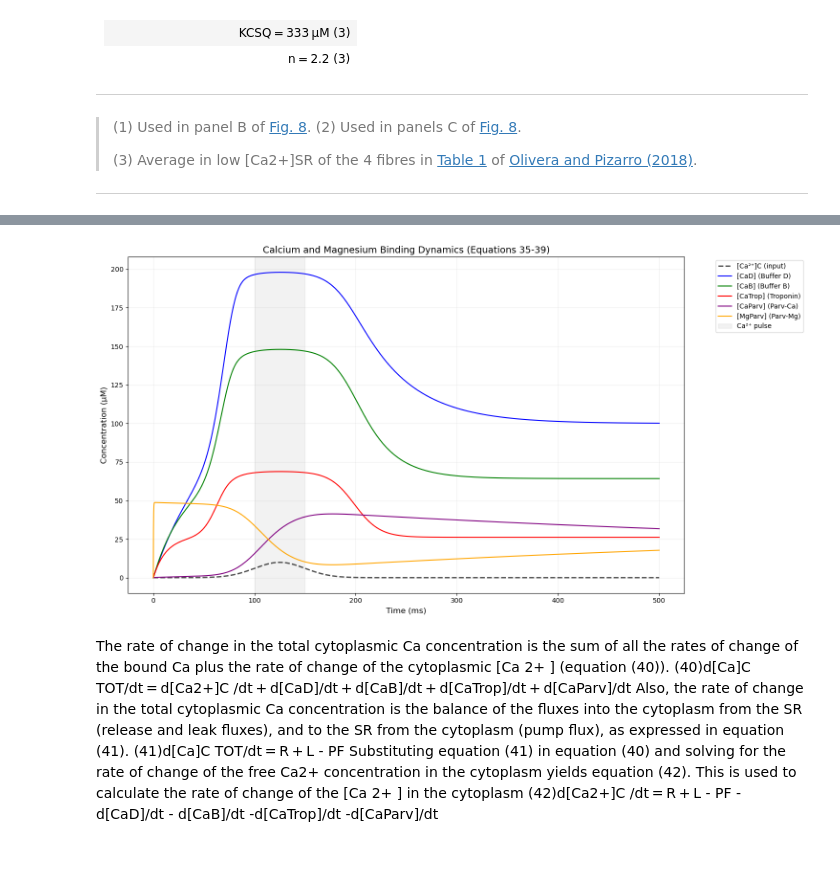
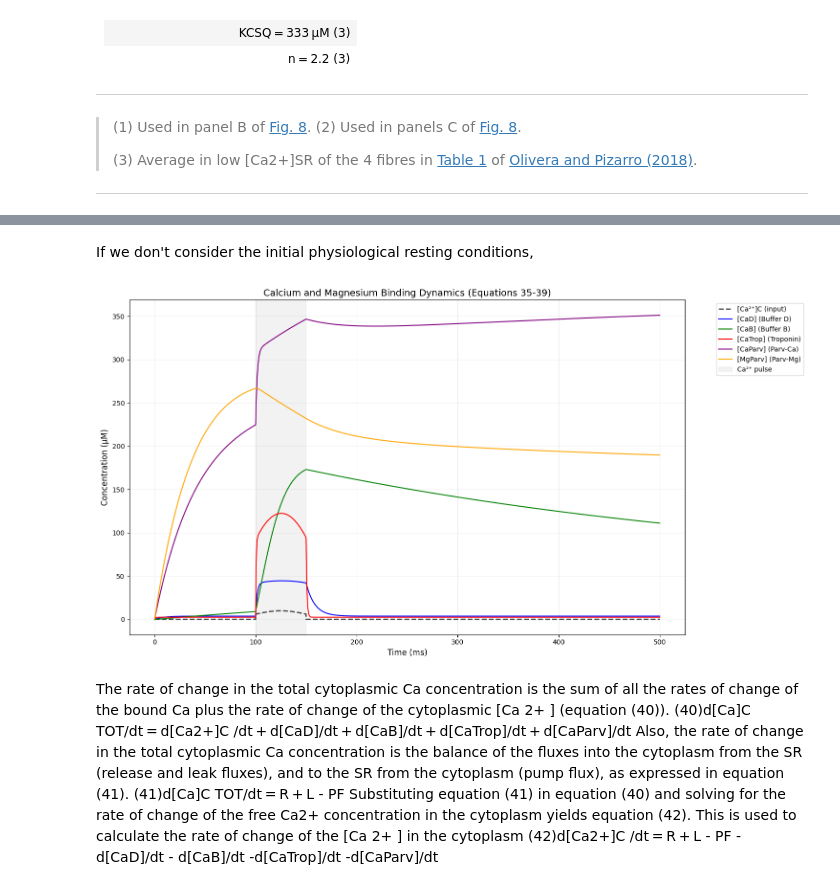
Before and after one commit to Lucas04-nhr/QP, a Jupyter notebook: doc/calcium_oscillation.ipynb, the cells around one changed output, grey strips where cells are left out. Cells and saved outputs as stored; diff of their text form; code cells hidden in the pictures; blank space fills up the shorter version.

```diff
--- a/doc/calcium_oscillation.ipynb
+++ b/doc/calcium_oscillation.ipynb
@@ -997,28 +1557,33 @@ $$
+# %% [markdown]
+If we don't consider the initial physiological resting conditions,
 # %%
 # Parameters for the calcium binding model
 params = {
-    # Buffer D
-    'konD': 0.1,     # μM⁻¹·ms⁻¹
-    'koffD': 0.01,   # ms⁻¹
-    'D_TOT': 200,    # μM
+    # Buffer D (Rhod-2)
+    'konD': 0.09,     # μM⁻¹·ms⁻¹
+    'koffD': 0.11,    # ms⁻¹
+    'D_TOT': 50,     # μM
 
     # Buffer B
-    'konB': 0.15,
-    'koffB': 0.02,
-    'B_TOT': 150,
+    'konB': 0.005, # EGTA
+    'koffB': 0.0015,  # ms⁻¹
+    'B_TOT': 200,    # μM
 
     # Troponin
-    'konT': 0.3,
-    'koffT': 0.05,
-    'Trop_TOT': 70,
+    'konT': 0.125,    # 肌钙蛋白
+    'koffT': 1.2,
+    'Trop_TOT': 240,
 
     # Parvalbumin
-    'konCa': 0.2,
-    'koffCa': 0.001,
-    'konMg': 0.005,  # 降低Mg结合速率防止溢出
-    'koffMg': 0.1,
-    'Parv_TOT': 50,
-    'Mg': 1000       # μM (恒定[Mg²⁺])
+    'konCa': 0.1,     # μM⁻¹·ms⁻¹
+    'koffCa': 0.001,  # ms⁻¹
+    'konMg': 1.5e-5,
+    'koffMg': 0.003,
+    'Parv_TOT': 580,
+    'Mg': 900,       # μM
+
+    'Ca_rest': 0.1    # μM
+
 }
 
 # 微分方程系统
@@ -1050,7 +1615,9 @@ def dy_dt(y, t, Ca_func, params):
 
 # 定义钙输入函数 (高斯脉冲)
 def Ca_input(t):
-    return 0.1 + 9.9 * np.exp(-0.5*((t-125)/25)**2)  # 峰值10μM，宽度~50ms
+    return np.where(t < 100, params['Ca_rest'],
+                   np.where(t > 150, params['Ca_rest'],
+                           0.1 + 9.9 * np.exp(-0.5*((t-125)/25)**2)))
 
 # 时间数组
 t = np.linspace(0, 500, 5000)  # 0-500ms, 5000点
@@ -1061,34 +1628,34 @@ y0 = [0, 0, 0, 0, 0]
 # 使用ODEINT求解 (自动处理数值稳定性)
 sol = odeint(dy_dt, y0, t, args=(Ca_input, params))
 CaD, CaB, CaTrop, CaParv, MgParv = sol.T
 
 # 绘图
 plt.figure(figsize=(15, 8))
 
 # 绘制输入钙信号
 plt.plot(t, Ca_input(t), 'k--', label='[Ca²⁺]C (input)', linewidth=2, alpha=0.7)
 
 # 绘制所有钙结合物种
 plt.plot(t, CaD, label='[CaD] (Buffer D)', color='blue', linewidth=1.5)
 plt.plot(t, CaB, label='[CaB] (Buffer B)', color='green', linewidth=1.5)
 plt.plot(t, CaTrop, label='[CaTrop] (Troponin)', color='red', linewidth=1.5)
 plt.plot(t, CaParv, label='[CaParv] (Parv-Ca)', color='purple', linewidth=1.5)
 plt.plot(t, MgParv, label='[MgParv] (Parv-Mg)', color='orange', linewidth=1.5, linestyle='-')
 
 # 标记钙脉冲区域
 plt.axvspan(100, 150, color='gray', alpha=0.1, label='Ca²⁺ pulse')
 
 # 图例和标签
 plt.xlabel('Time (ms)', fontsize=12)
 plt.ylabel('Concentration (μM)', fontsize=12)
 plt.title('Calcium and Magnesium Binding Dynamics (Equations 35-39)', fontsize=14)
 plt.legend(fontsize=10, bbox_to_anchor=(1.05, 1), loc='upper left')
 plt.grid(alpha=0.2)
 
 plt.tight_layout()
 plt.show()
 # %% [output]
-[figure, old version]
+[figure, new version]
 # %% [markdown]
 The rate of change in the total cytoplasmic Ca concentration is the sum of all the rates of change of the bound Ca plus the rate of change of the cytoplasmic [Ca 2+ ] (equation (40)).
 (40)d[Ca]C TOT/dt = d[Ca2+]C /dt + d[CaD]/dt + d[CaB]/dt + d[CaTrop]/dt + d[CaParv]/dt
```
Also changed, not shown: parts of 8 cells of this notebook.
